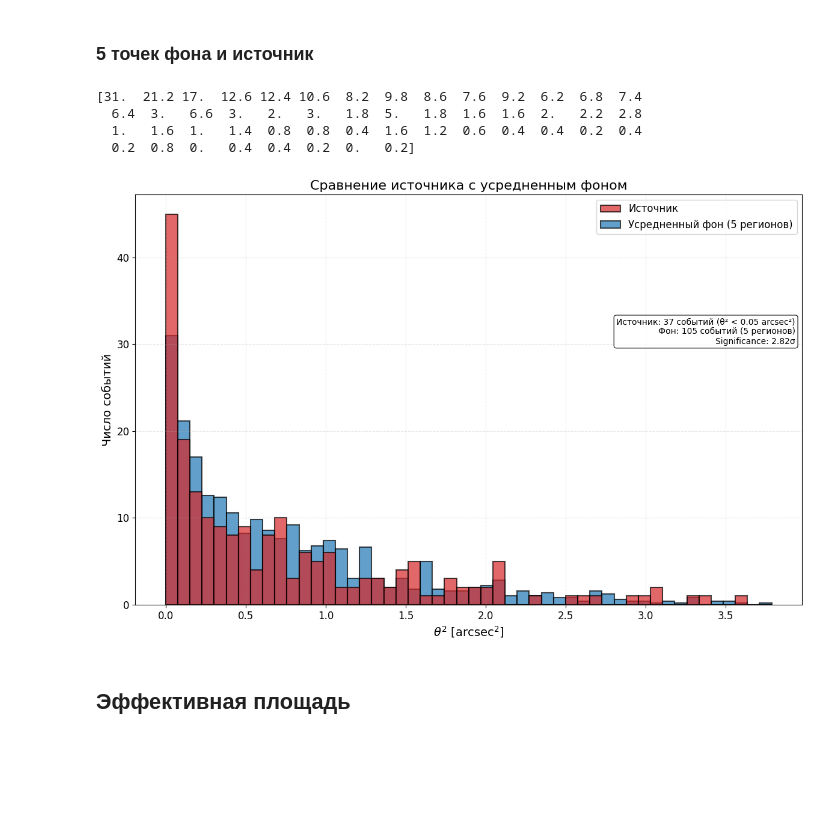
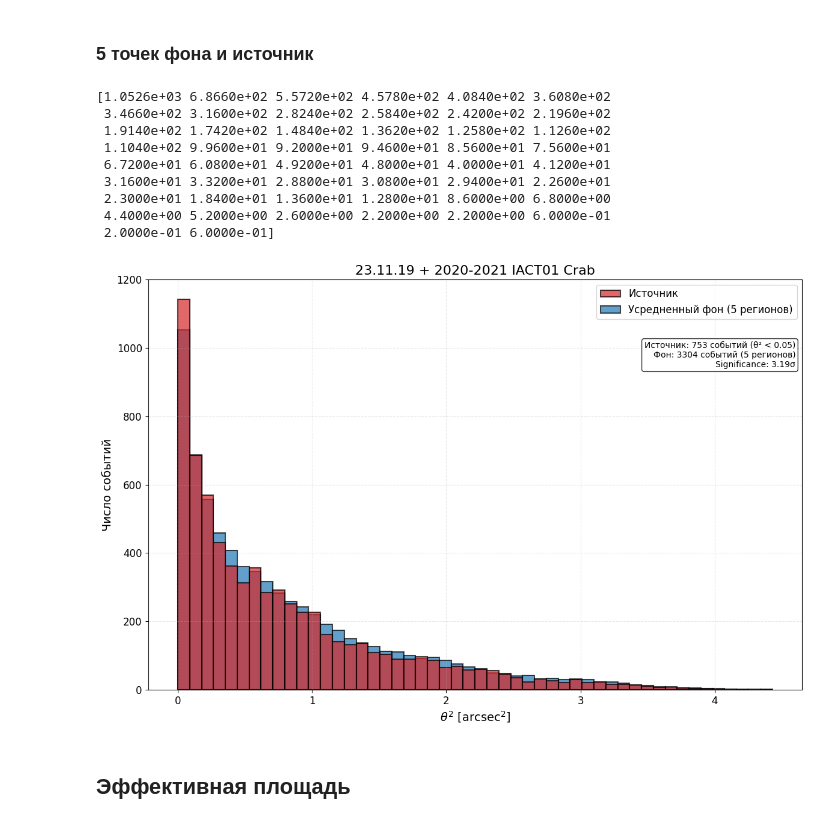
Before and after one commit to Alexandra-mipt/TAIGA, a Jupyter notebook: Гамма-адронное разделение-Copy1.ipynb, the cells around one changed output. Drawn from its saved outputs; the diff is of its cells as text; code cells hidden in the pictures; blank space fills up the shorter version.

```diff
--- a/Гамма-адронное разделение-Copy1.ipynb
+++ b/Гамма-адронное разделение-Copy1.ipynb
@@ -223,14 +197,14 @@ N_on = 37, N_off = 19, Significance = 2.43σ
 #     anti_source_df['source_type'] = 'anti-source'
 #     return source_df, anti_source_df
 
-source_events, antisource_events = filter_hillas_data(hillas)
+source_events, antisource_events = filter_hillas_data(combined_hillas)
 
 plt.hist([source_events['alpha1'],antisource_events['alpha2']], bins=20,
             label=['source', 'anti-source'])#,stacked=True)
 plt.legend(loc='upper right')
 plt.xlabel('alpha, deg')
 plt.ylabel('N_on, N_off')
-plt.title('Crab IACT01 2020-2021')
+plt.title('Crab IACT01 23.11.19 + 2020-2021')
 N_on = len(source_events.loc[source_events['alpha1']<10])
 N_off = len(antisource_events.loc[antisource_events['alpha2']<10])
 S = round(np.sqrt(2*N_on*np.log(2*(N_on/(N_on+N_off))) + 2*N_off*np.log(2*(N_off/(N_on+N_off)))),2) #сигма
@@ -238,6 +212,7 @@ plt.annotate(f"N_on: {N_on} N_off: {N_off}\nS: {S}", fontsize=10,
             bbox={'facecolor':'yellow','alpha':0.2},
               xy=(3, 21), xytext=(0.32, 0.885), textcoords='axes fraction')
 plt.grid()
+plt.savefig('alpha_231119_2020-2021_IACT01.png', dpi=300, bbox_inches='tight')
 plt.show()
 print('N_on =', N_on, 'N_off =', N_off, 'S_lima =', S)
 # %% [output]
@@ -692,38 +663,44 @@ def plot_combined_with_averaged_background(source_df, anti_source_df, bg2_df, bg
 
     # Добавляем статистику
     stats_text = "\n".join([
-        f"Источник: {N_on} событий (θ² < {theta_cut} arcsec²)",
+        f"Источник: {N_on} событий (θ² < {theta_cut})",
         f"Фон: {N_off_total} событий (5 регионов)",
         f"Significance: {S}σ"
     ])
 
-    plt.annotate(stats_text, xy=(0.99, 0.7), xycoords='axes fraction',
+    plt.annotate(stats_text, xy=(0.99, 0.85), xycoords='axes fraction',
                 ha='right', va='top', fontsize=10,
                 bbox=dict(boxstyle='round', facecolor='white', alpha=0.8))
 
     plt.xlabel(r'$\theta^2$ [arcsec$^2$]', fontsize=14)
     plt.ylabel('Число событий', fontsize=14)
-    plt.title('Сравнение источника с усредненным фоном', fontsize=16)
+    plt.title('23.11.19 + 2020-2021 IACT01 Crab', fontsize=16)
     plt.grid(True, linestyle='--', alpha=0.3)
     plt.legend(fontsize=12)
     # plt.yscale('log')
     plt.tight_layout()
+    plt.savefig('teta_231119_2020-2021_IACT01.png', dpi=300, bbox_inches='tight')
     plt.show()
 
 # Вызов функции для построения графика
 plot_combined_with_averaged_background(
     source_processed,
     anti_source_processed,
     bg2_processed,
     bg3_processed,
     bg4_processed,
     bg5_processed,
     bins=50,
     theta_cut=0.05
 )
 # %% [output]
-[31.  21.2 17.  12.6 12.4 10.6  8.2  9.8  8.6  7.6  9.2  6.2  6.8  7.4
-  6.4  3.   6.6  3.   2.   3.   1.8  5.   1.8  1.6  1.6  2.   2.2  2.8
-  1.   1.6  1.   1.4  0.8  0.8  0.4  1.6  1.2  0.6  0.4  0.4  0.2  0.4
-  0.2  0.8  0.   0.4  0.4  0.2  0.   0.2]
+[1.0526e+03 6.8660e+02 5.5720e+02 4.5780e+02 4.0840e+02 3.6080e+02
+ 3.4660e+02 3.1600e+02 2.8240e+02 2.5840e+02 2.4200e+02 2.1960e+02
+ 1.9140e+02 1.7420e+02 1.4840e+02 1.3620e+02 1.2580e+02 1.1260e+02
+ 1.1040e+02 9.9600e+01 9.2000e+01 9.4600e+01 8.5600e+01 7.5600e+01
+ 6.7200e+01 6.0800e+01 4.9200e+01 4.8000e+01 4.0000e+01 4.1200e+01
+ 3.1600e+01 3.3200e+01 2.8800e+01 3.0800e+01 2.9400e+01 2.2600e+01
+ 2.3000e+01 1.8400e+01 1.3600e+01 1.2800e+01 8.6000e+00 6.8000e+00
+ 4.4000e+00 5.2000e+00 2.6000e+00 2.2000e+00 2.2000e+00 6.0000e-01
+ 2.0000e-01 6.0000e-01]
-[figure, old version]
+[figure, new version]
```
Also changed, not shown: parts of 35 cells of this notebook.
